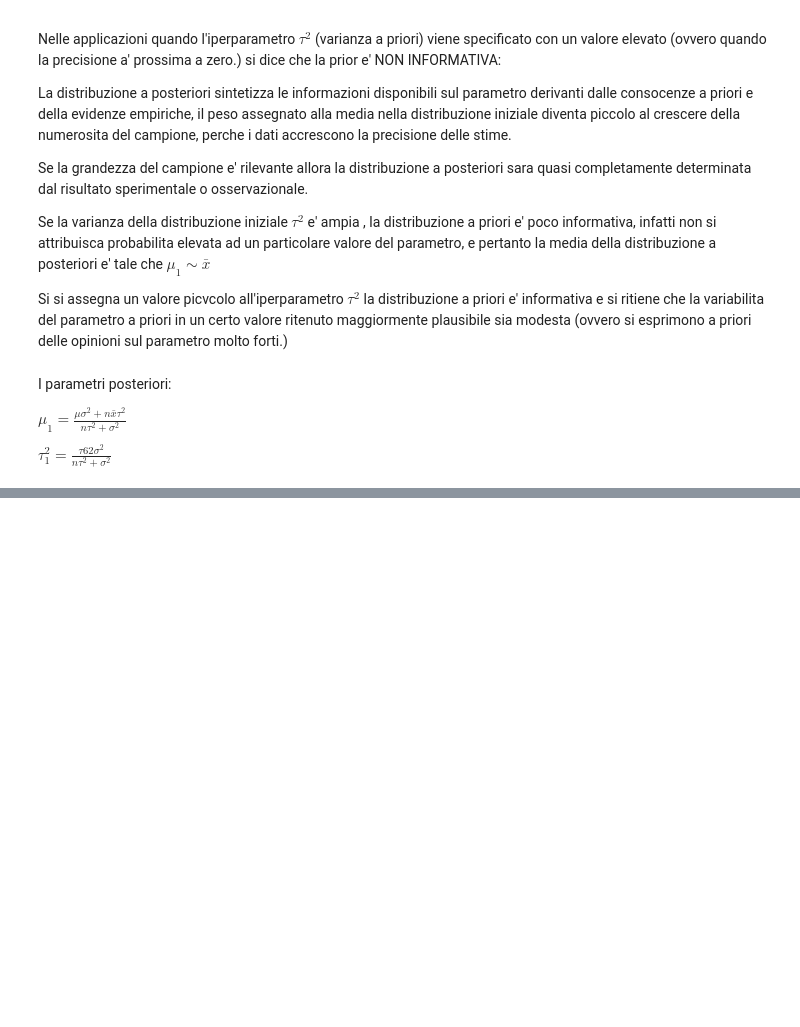
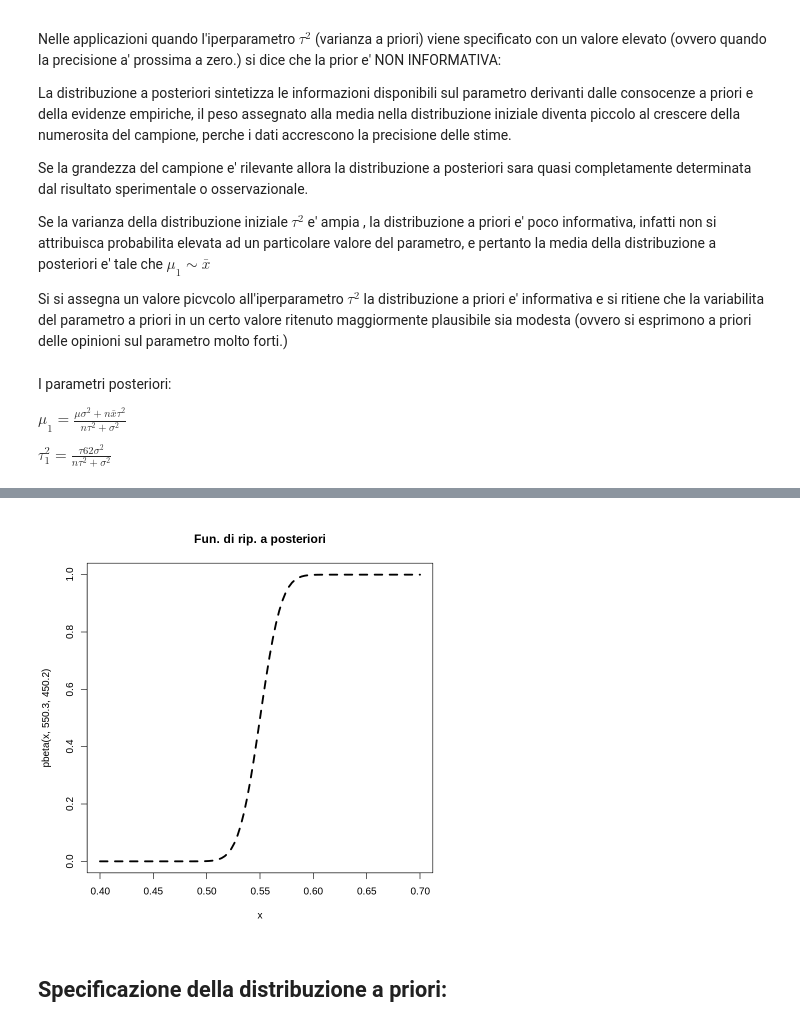
Before and after one commit to Nikolay1982Nikolaev/Bayes-Bicocca, a Jupyter notebook: L2_Familie_coniugate_Beta_Binomiale.ipynb, the cells around one changed output, grey strips where cells are left out. Cells and saved outputs as stored; diff of their text form; code cells hidden in the pictures; blank space fills up the shorter version.

```diff
--- a/L2_Familie_coniugate_Beta_Binomiale.ipynb
+++ b/L2_Familie_coniugate_Beta_Binomiale.ipynb
@@ -175,0 +237,12 @@ $\tau_1^2 = \frac{\tau62\sigma^2}{n\tau^2+ \sigma^2}$
+# %%
+## funzione di ripartizione posteriori:
+
+curve(pbeta(x, 550.3, 450.2),
+      lty = "dashed",
+      lwd = 3,
+      xlim = c(0.4, 0.7),
+      main = "Fun. di rip. a posteriori")
+# %% [output]
+[figure, added]
+# %% [markdown]
+## Specificazione della distribuzione a priori:
```
Also changed, not shown: parts of 46 cells of this notebook.
